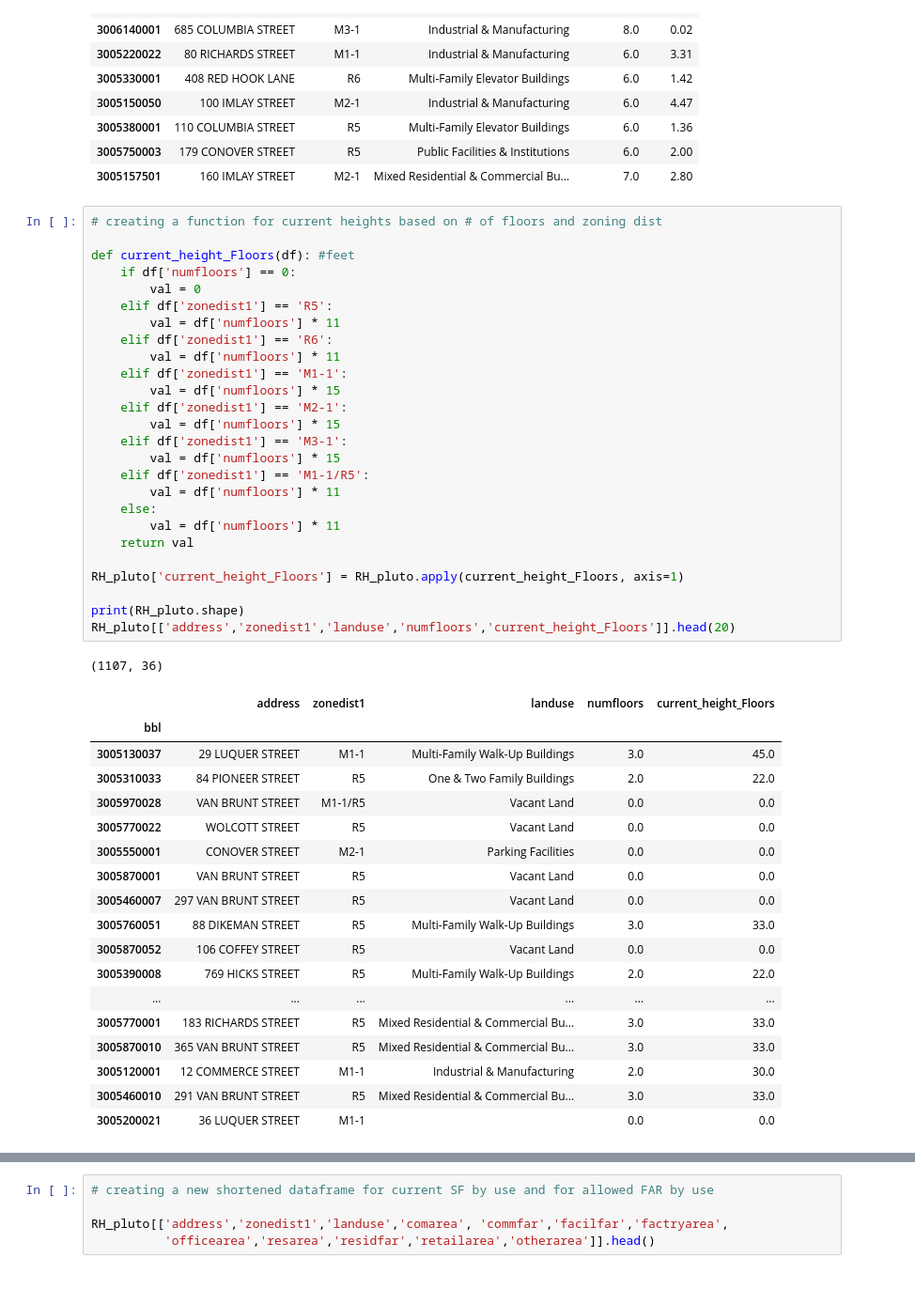
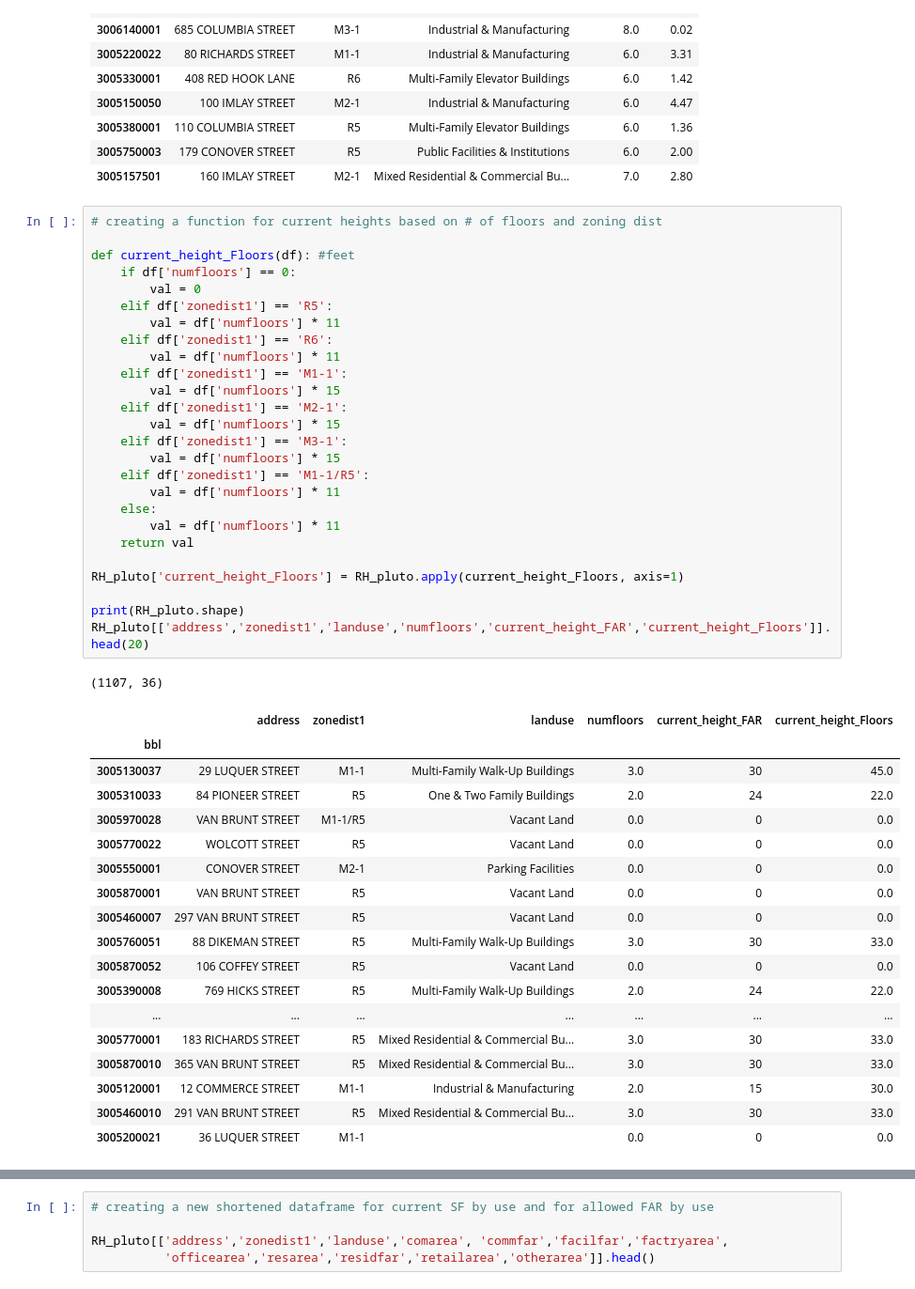
Before and after one commit to drawbrooklyn/RH_zoningAnalysis, a Jupyter notebook: Wolcott_jobs_analysis_20191025.ipynb, the cells around one changed output, grey strips where cells are left out. Shown at 94% size. Saved outputs shown, nothing was run; the diff lists cells and outputs as text.

```diff
--- a/Wolcott_jobs_analysis_20191025.ipynb
+++ b/Wolcott_jobs_analysis_20191025.ipynb
@@ -448,46 +449,46 @@ lots with 6 floors or more:  8
 # %%
 # creating a function for current heights based on # of floors and zoning dist
 
 def current_height_Floors(df): #feet
     if df['numfloors'] == 0:
         val = 0
     elif df['zonedist1'] == 'R5':
         val = df['numfloors'] * 11
     elif df['zonedist1'] == 'R6':
         val = df['numfloors'] * 11
     elif df['zonedist1'] == 'M1-1':
         val = df['numfloors'] * 15
     elif df['zonedist1'] == 'M2-1':
         val = df['numfloors'] * 15
     elif df['zonedist1'] == 'M3-1':
         val = df['numfloors'] * 15
     elif df['zonedist1'] == 'M1-1/R5':
         val = df['numfloors'] * 11
     else:
         val = df['numfloors'] * 11
     return val
 
 RH_pluto['current_height_Floors'] = RH_pluto.apply(current_height_Floors, axis=1)
 
 print(RH_pluto.shape)
-RH_pluto[['address','zonedist1','landuse','numfloors','current_height_Floors']].head(20)
+RH_pluto[['address','zonedist1','landuse','numfloors','current_height_FAR','current_height_Floors']].head(20)
 # %% [output]
 (1107, 36)
-|  | address | zonedist1 | landuse | numfloors | current_height_Floors |
-| bbl |  |  |  |  |  |
-| 3005130037 | 29 LUQUER STREET | M1-1 | Multi-Family Walk-Up Buildings | 3.0 | 45.0 |
-| 3005310033 | 84 PIONEER STREET | R5 | One & Two Family Buildings | 2.0 | 22.0 |
-| 3005970028 | VAN BRUNT STREET | M1-1/R5 | Vacant Land | 0.0 | 0.0 |
-| 3005770022 | WOLCOTT STREET | R5 | Vacant Land | 0.0 | 0.0 |
-| 3005550001 | CONOVER STREET | M2-1 | Parking Facilities | 0.0 | 0.0 |
-| 3005870001 | VAN BRUNT STREET | R5 | Vacant Land | 0.0 | 0.0 |
-| 3005460007 | 297 VAN BRUNT STREET | R5 | Vacant Land | 0.0 | 0.0 |
-| 3005760051 | 88 DIKEMAN STREET | R5 | Multi-Family Walk-Up Buildings | 3.0 | 33.0 |
-| 3005870052 | 106 COFFEY STREET | R5 | Vacant Land | 0.0 | 0.0 |
-| 3005390008 | 769 HICKS STREET | R5 | Multi-Family Walk-Up Buildings | 2.0 | 22.0 |
-| ... | ... | ... | ... | ... | ... |
-| 3005770001 | 183 RICHARDS STREET | R5 | Mixed Residential & Commercial Bu... | 3.0 | 33.0 |
-| 3005870010 | 365 VAN BRUNT STREET | R5 | Mixed Residential & Commercial Bu... | 3.0 | 33.0 |
-| 3005120001 | 12 COMMERCE STREET | M1-1 | Industrial & Manufacturing | 2.0 | 30.0 |
-| 3005460010 | 291 VAN BRUNT STREET | R5 | Mixed Residential & Commercial Bu... | 3.0 | 33.0 |
-| 3005200021 | 36 LUQUER STREET | M1-1 |  | 0.0 | 0.0 |
+|  | address | zonedist1 | landuse | numfloors | current_height_FAR | current_height_Floors |
+| bbl |  |  |  |  |  |  |
+| 3005130037 | 29 LUQUER STREET | M1-1 | Multi-Family Walk-Up Buildings | 3.0 | 30 | 45.0 |
+| 3005310033 | 84 PIONEER STREET | R5 | One & Two Family Buildings | 2.0 | 24 | 22.0 |
+| 3005970028 | VAN BRUNT STREET | M1-1/R5 | Vacant Land | 0.0 | 0 | 0.0 |
+| 3005770022 | WOLCOTT STREET | R5 | Vacant Land | 0.0 | 0 | 0.0 |
+| 3005550001 | CONOVER STREET | M2-1 | Parking Facilities | 0.0 | 0 | 0.0 |
+| 3005870001 | VAN BRUNT STREET | R5 | Vacant Land | 0.0 | 0 | 0.0 |
+| 3005460007 | 297 VAN BRUNT STREET | R5 | Vacant Land | 0.0 | 0 | 0.0 |
+| 3005760051 | 88 DIKEMAN STREET | R5 | Multi-Family Walk-Up Buildings | 3.0 | 30 | 33.0 |
+| 3005870052 | 106 COFFEY STREET | R5 | Vacant Land | 0.0 | 0 | 0.0 |
+| 3005390008 | 769 HICKS STREET | R5 | Multi-Family Walk-Up Buildings | 2.0 | 24 | 22.0 |
+| ... | ... | ... | ... | ... | ... | ... |
+| 3005770001 | 183 RICHARDS STREET | R5 | Mixed Residential & Commercial Bu... | 3.0 | 30 | 33.0 |
+| 3005870010 | 365 VAN BRUNT STREET | R5 | Mixed Residential & Commercial Bu... | 3.0 | 30 | 33.0 |
+| 3005120001 | 12 COMMERCE STREET | M1-1 | Industrial & Manufacturing | 2.0 | 15 | 30.0 |
+| 3005460010 | 291 VAN BRUNT STREET | R5 | Mixed Residential & Commercial Bu... | 3.0 | 30 | 33.0 |
+| 3005200021 | 36 LUQUER STREET | M1-1 |  | 0.0 | 0 | 0.0 |
```
Also changed, not shown: parts of 11 cells of this notebook.
